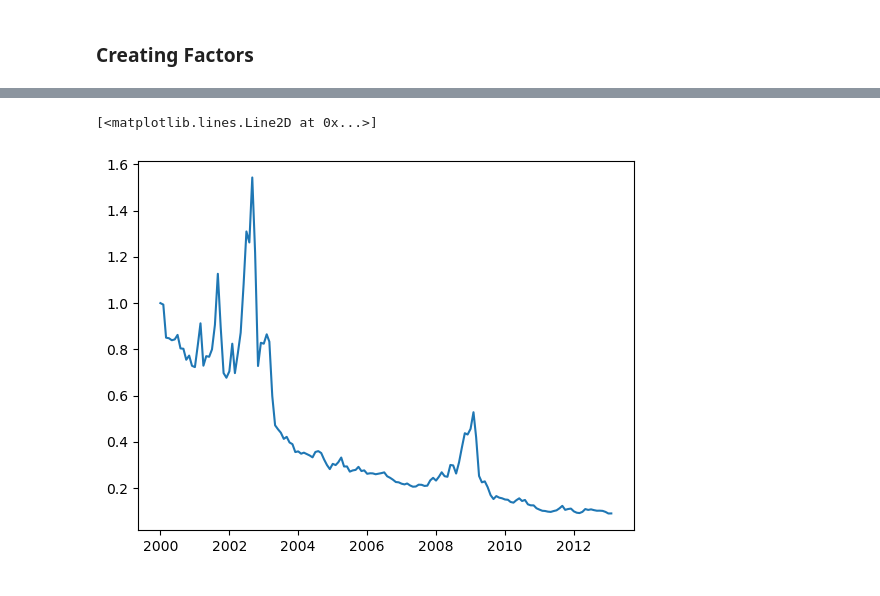
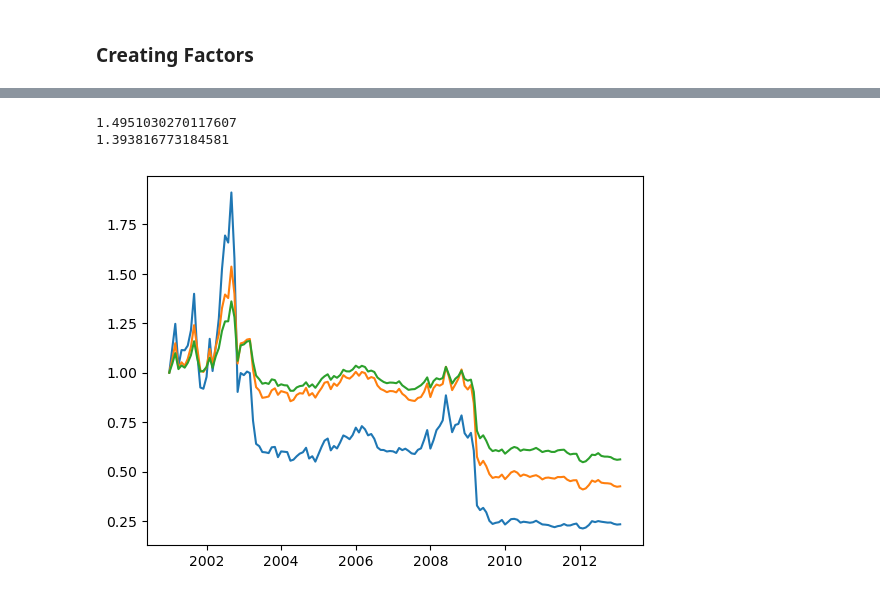
Before and after one commit to Toby3220/EF-5058-HFS, a Jupyter notebook: Group Project/main.ipynb, the cells around one changed output, grey strips where cells are left out. Drawn from its saved outputs; the diff is of its cells as text; code cells hidden in the pictures.

```diff
--- a/Group Project/main.ipynb
+++ b/Group Project/main.ipynb
@@ -32,7 +36,7 @@ df_dict["VAL"] = 1/df_dict["ptbr"]
 
 # creating a earnings suprise factor
 df_dict["SUP"] =  df_dict["anndat"].shift(1)*df_dict["annsup"]
-df_dict["SUP"].ffill(inplace=True)
+# df_dict["SUP"].ffill(inplace=True)
 
 # creating stock returns
 df_dict["ret"] = (df_dict["price"]/df_dict["price"].shift(1))-1
@@ -121,6 +143,20 @@ plt.legend(["momval","mom","val"])
-# %%
-w_ret , w_cret = port_mom.get_port_ret(port.sw,10)
-plt.plot(w_cret)
-# %% [output]
-[<matplotlib.lines.Line2D at 0x...>]
-[figure, removed]
+# %%
+port_momval.gen_weights_from_score(0.1)
+_, momval_tcret = port_momval.get_port_ret(weight=port_momval.lsw,bps=10)
+
+port_momval.gen_weights_from_score(0.3)
+_, momval_tcret2 = port_momval.get_port_ret(weight=port_momval.lsw,bps=10)
+
+port_momval.gen_weights_from_score(0.5)
+_, momval_tcret3 = port_momval.get_port_ret(weight=port_momval.lsw,bps=10)
+
+plt.plot(momval_tcret)
+plt.plot(momval_tcret2)
+plt.plot(momval_tcret3)
+
+print(cb.infomation_ratio(momval_tcret2,momval_tcret))
+print(cb.infomation_ratio(momval_tcret3,momval_tcret))
+# %% [output]
+1.4951030270117607
+1.393816773184581
+[figure, added]
```
Also changed, not shown: parts of 23 cells of this notebook, 1 other file.
